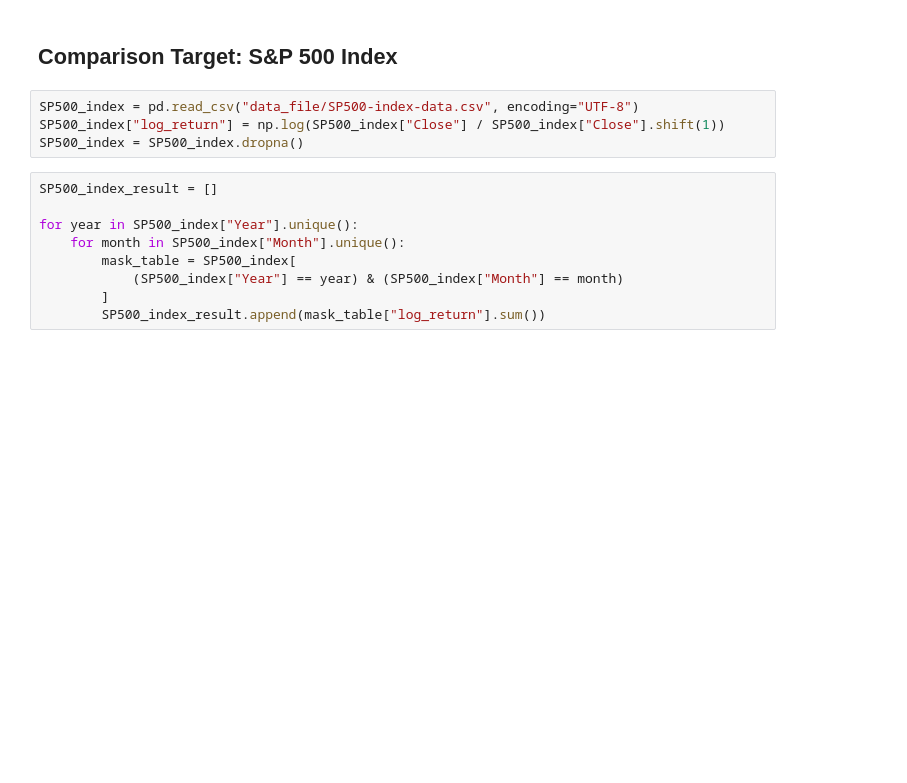
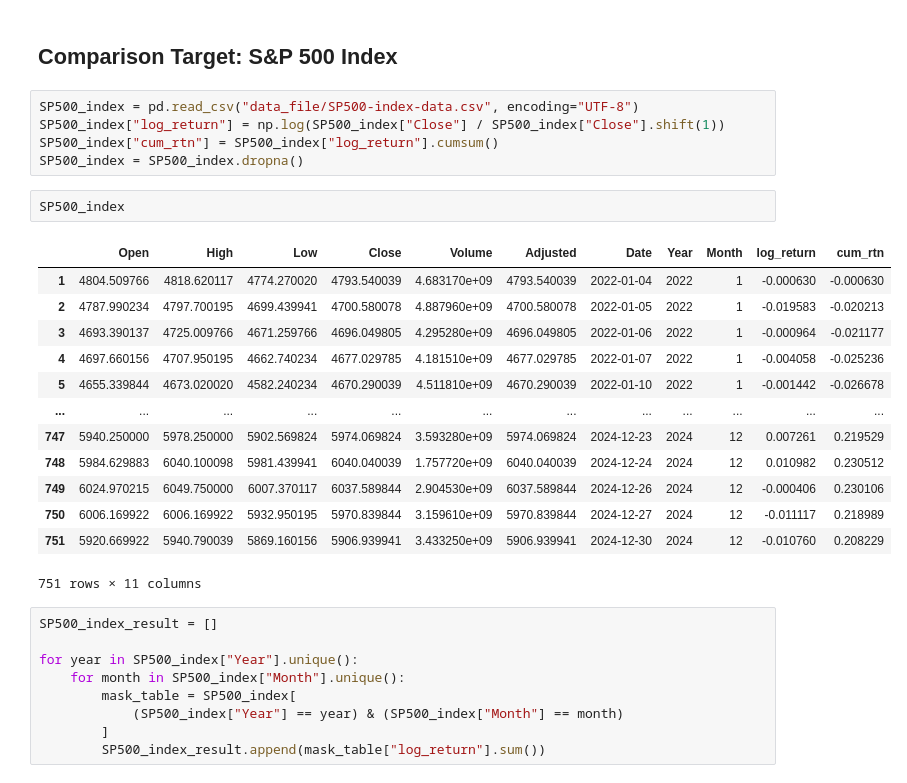
Before and after one commit to DanielHYLai/pairs-trading-with-reinforcement-learning, a Jupyter notebook: pairs-selection/comparison_oos_pairs_reduced.ipynb, the cells around one changed output. Drawn from its saved outputs; the diff is of its cells as text; blank space fills up the shorter version.

```diff
--- a/pairs-selection/comparison_oos_pairs_reduced.ipynb
+++ b/pairs-selection/comparison_oos_pairs_reduced.ipynb
@@ -1195,7 +1195,24 @@ plt.show()
 # %%
 SP500_index = pd.read_csv("data_file/SP500-index-data.csv", encoding="UTF-8")
 SP500_index["log_return"] = np.log(SP500_index["Close"] / SP500_index["Close"].shift(1))
+SP500_index["cum_rtn"] = SP500_index["log_return"].cumsum()
 SP500_index = SP500_index.dropna()
+# %%
+SP500_index
+# %% [output]
+|  | Open | High | Low | Close | Volume | Adjusted | Date | Year | Month | log_return | cum_rtn |
+| 1 | 4804.509766 | 4818.620117 | 4774.270020 | 4793.540039 | 4.683170e+09 | 4793.540039 | 2022-01-04 | 2022 | 1 | -0.000630 | -0.000630 |
+| 2 | 4787.990234 | 4797.700195 | 4699.439941 | 4700.580078 | 4.887960e+09 | 4700.580078 | 2022-01-05 | 2022 | 1 | -0.019583 | -0.020213 |
+| 3 | 4693.390137 | 4725.009766 | 4671.259766 | 4696.049805 | 4.295280e+09 | 4696.049805 | 2022-01-06 | 2022 | 1 | -0.000964 | -0.021177 |
+| 4 | 4697.660156 | 4707.950195 | 4662.740234 | 4677.029785 | 4.181510e+09 | 4677.029785 | 2022-01-07 | 2022 | 1 | -0.004058 | -0.025236 |
+| 5 | 4655.339844 | 4673.020020 | 4582.240234 | 4670.290039 | 4.511810e+09 | 4670.290039 | 2022-01-10 | 2022 | 1 | -0.001442 | -0.026678 |
+| ... | ... | ... | ... | ... | ... | ... | ... | ... | ... | ... | ... |
+| 747 | 5940.250000 | 5978.250000 | 5902.569824 | 5974.069824 | 3.593280e+09 | 5974.069824 | 2024-12-23 | 2024 | 12 | 0.007261 | 0.219529 |
+| 748 | 5984.629883 | 6040.100098 | 5981.439941 | 6040.040039 | 1.757720e+09 | 6040.040039 | 2024-12-24 | 2024 | 12 | 0.010982 | 0.230512 |
+| 749 | 6024.970215 | 6049.750000 | 6007.370117 | 6037.589844 | 2.904530e+09 | 6037.589844 | 2024-12-26 | 2024 | 12 | -0.000406 | 0.230106 |
+| 750 | 6006.169922 | 6006.169922 | 5932.950195 | 5970.839844 | 3.159610e+09 | 5970.839844 | 2024-12-27 | 2024 | 12 | -0.011117 | 0.218989 |
+| 751 | 5920.669922 | 5940.790039 | 5869.160156 | 5906.939941 | 3.433250e+09 | 5906.939941 | 2024-12-30 | 2024 | 12 | -0.010760 | 0.208229 |
+751 rows × 11 columns
 # %%
 SP500_index_result = []
 
```
Also changed, not shown: parts of 1 cell of this notebook, 3 other files.
